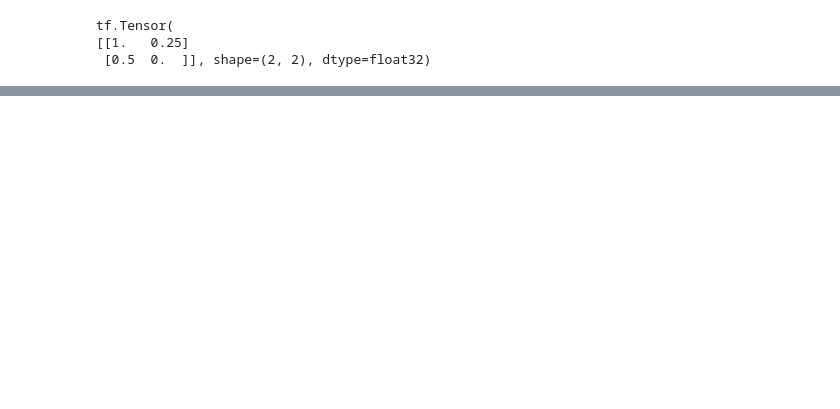
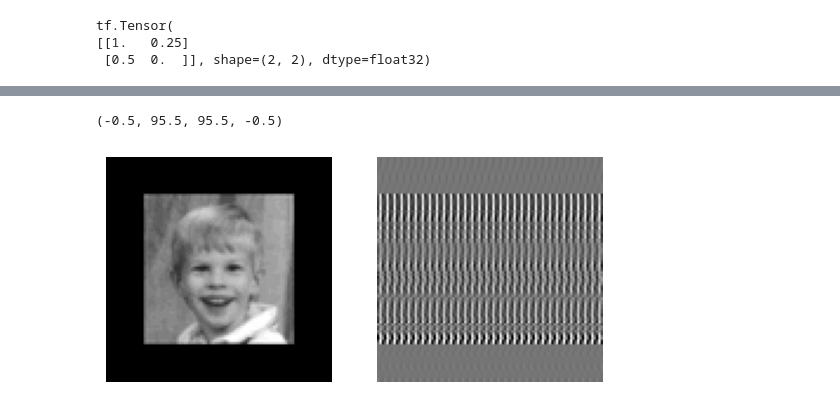
Before and after one commit to rashaad-meyer/ml_masters_uct, a Jupyter notebook: Deconvolution/Notebooks/Simple4fBlurUnblur.ipynb, the cells around one changed output, grey strips where cells are left out. Cells and saved outputs as stored; diff of their text form; code cells hidden in the pictures; blank space fills up the shorter version.

```diff
--- a/Deconvolution/Notebooks/Simple4fBlurUnblur.ipynb
+++ b/Deconvolution/Notebooks/Simple4fBlurUnblur.ipynb
@@ -163,0 +176,13 @@ TensorShape([1, 96, 96])
+# %%
+model = keras.Sequential(
+    [
+        layers.Input(shape=(96, 96, 1)),
+        DeconvDft2dLayer((2, 2)),
+    ]
+)
+
+model.compile(
+    loss=keras.losses.MeanSquaredError(),
+    optimizer=keras.optimizers.SGD(),
+)
+model.summary()
@@ -163,0 +202,2 @@ TensorShape([1, 96, 96])
+# %%
+model.fit(x_train, ym, epochs=10)
@@ -163,0 +226,16 @@ TensorShape([1, 96, 96])
+# %%
+out = model.predict(x_train)
+out.shape
+
+plt.subplots(1, 2)
+
+plt.subplot(1, 2, 1)
+plt.imshow(x_train[0], cmap='gray')
+plt.axis('off')
+
+plt.subplot(1, 2, 2)
+plt.imshow(out[0], cmap='gray')
+plt.axis('off')
+# %% [output]
+(-0.5, 95.5, 95.5, -0.5)
+[figure, added]
```
Also changed, not shown: parts of 5 cells of this notebook.
